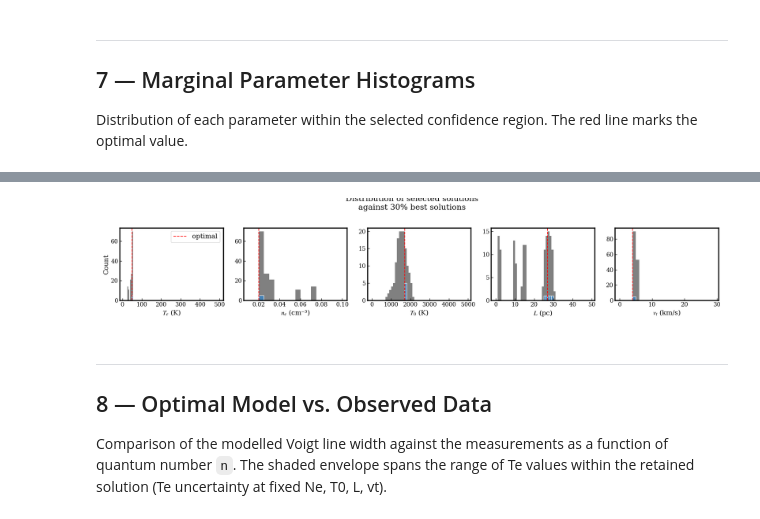
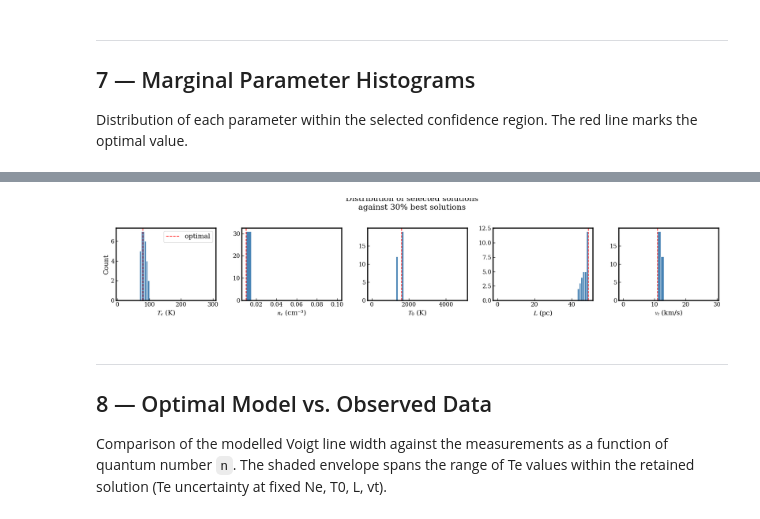
Before and after one commit to LucieCros/rrl-ism-analysis, a Jupyter notebook: notebooks/5_Grid-exploration.ipynb, the cells around one changed output, grey strips where cells are left out. Drawn from its saved outputs; the diff is of its cells as text; code cells hidden in the pictures.

```diff
--- a/notebooks/5_Grid-exploration.ipynb
+++ b/notebooks/5_Grid-exploration.ipynb
@@ -73,14 +73,14 @@ graphics.set_style()
 # =============================================================================
 
 # --- Source configuration ----------------------------------------------------
-SOURCE  = 'CAS_A'   # Source identifier (must match 3_Stacking output)
+SOURCE  = 'ORION'   # Source identifier (must match 3_Stacking output)
 USE_OFF = False            # True  → use the OFF-subtracted stacks
                            # False → use the ON stacks
 _off_str   = '_OFF' if USE_OFF else ''
 # --- Paths -------------------------------------------------------------------
 PATH_GRIDS   = '../grids/coarse_grids/'  # folder containing grid-{n}.nc files
 FILE_PATTERN = 'grid-{}.nc'                          # filename pattern
-CSV_PATH     = '../data/fitresults/CAS_A/'             # folder containing fit measurements
+CSV_PATH     = '../data/fitresults/ORION/'             # folder containing fit measurements
 PATH_PDF   = '../figures/Grid-exploration/' # Folder where figures will be written
 
 # --- Quantum number subset to include in the χ² computation -----------------
@@ -121,6 +120,8 @@ compares the model (deltaf, area) against the CSV measurements. The result is a
 quantum numbers.
 # %%
 t0 = time.time()
+N_SUBSET= np.array([471., 481., 491., 501., 511., 521., 551.,
+       601., 651.], dtype=int)
 chi2_grid = grid.compute_chi2_split(
     PATH_GRIDS, FILE_PATTERN,
     CSV_PATH + csv_file,
@@ -325,7 +328,7 @@ LL, TE = np.meshgrid(x_TeL, y_TeL)  # shape (nTe, nL)
 # Adjust per source/beam:
 #   beam2 : cond = (LL < 21.5) | (TE < funclo(LL))
 #   beam3 : cond = (LL < 9) | (LL > 12)
-cond = (LL > 32) | (LL < 20)    # exclusion of some values of L
+cond = (LL < 40) #| (LL>20)  # exclusion of some values of L
 
 # Masked heatmaps — make_masked_heatmap is now in grid_exploration module
 z_masked15 = grid.make_masked_heatmap(df_best15, x_TeL, y_TeL, cond)
@@ -399,31 +403,31 @@ array([ 10,  15,  20,  25,  30,  35,  40,  45,  50,  55,  60,  65,  70,
 # %%
 PARAMS = ['Te', 'Ne', 'T0', 'L', 'vt']
 PARAM_AXES = {'Te': Te_orig, 'Ne': Ne_orig, 'T0': T0_orig,
               'L': L_orig,   'vt': vt_orig}
 PARAM_LABELS = {
     'Te': '$T_e$ (K)',      'Ne': '$n_e$ (cm⁻³)',
     'T0': '$T_0$ (K)',      'L':  '$L$ (pc)',
     'vt': '$v_t$ (km/s)',
 }
 
 fig_hist, axhists = plt.subplots(1, 5, figsize=(20, 4))
 for ax_h, p in zip(axhists, PARAMS):
     ax_orig = PARAM_AXES[p]
     d_step  = ax_orig[1] - ax_orig[0]         # grid step size
     exten   = np.unique(df_best30[p])
     bins    = np.arange(ax_orig[0], ax_orig[-1] + d_step, d_step)
-    ax_h.hist(df_best30[p], bins=bins, color="gray")
+    # ax_h.hist(df_best30[p], bins=bins, color="gray")
     ax_h.hist(df_solution[p], bins=bins, color='steelblue', edgecolor='white')
     ax_h.axvline(df_opt[p].values[0], color='r', lw=1.5, ls='--', label='optimal')
     ax_h.set_xlabel(PARAM_LABELS[p])
     if p == 'Te':
         ax_h.set_ylabel('Count')
         ax_h.legend()
 
 fig_hist.suptitle('Distribution of selected solutions\nagainst 30% best solutions', y=1.02)
 fig_hist.tight_layout()
 # %% [output]
-[figure, old version]
+[figure, new version]
 # %%
 fig_hist.savefig(PATH_PDF+SOURCE+_off_str+'_solutions_hist.pdf')
 # %% [markdown]
```
Also changed, not shown: parts of 19 cells of this notebook, 5 other files.
